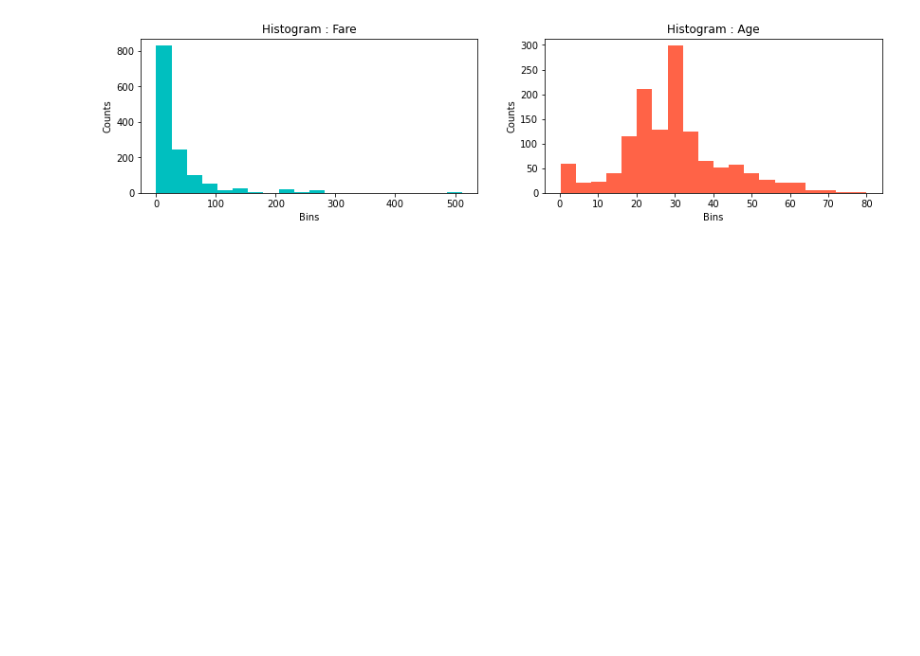
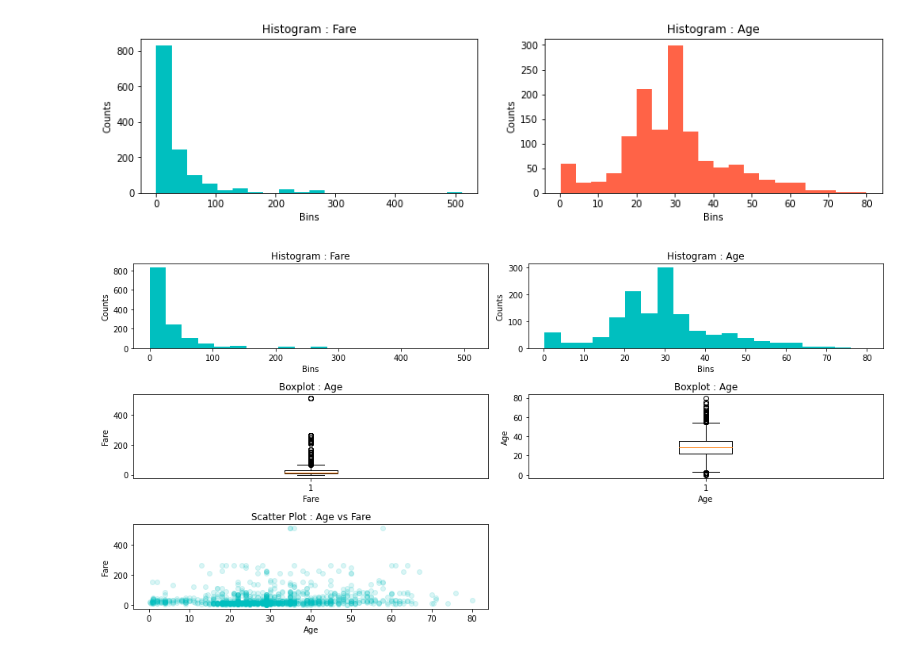
Before and after one commit to fedesartu/TitanicDataScience, a Jupyter notebook: notebooks/2.0-ak-exploring-processing-data.ipynb, the cells around one changed output. Cells and saved outputs as stored; diff of their text form; code cells hidden in the pictures; blank space fills up the shorter version.

```diff
--- a/notebooks/2.0-ak-exploring-processing-data.ipynb
+++ b/notebooks/2.0-ak-exploring-processing-data.ipynb
@@ -1390,26 +1390,43 @@ plt.show()
 # %% [output]
 [figure]
 # %%
-f , ax_arr = plt.subplots(3, 2, figsize=(14, 7))
+# Adding subplots
+f , ax_arr = plt.subplots(3 , 2 , figsize=(14,7))
 
-ax_arr[0,0].hist(df.Fare, bins=20, color="c")
-ax_arr[0,0].set_title("Histogram : Fare")
-ax_arr[0,0].set_xlabel("Bins")
-ax_arr[0,0].set_ylabel("Counts")
+# Plot 1
+ax_arr[0,0].hist(df.Fare, bins=20, color='c')
+ax_arr[0,0].set_title('Histogram : Fare')
+ax_arr[0,0].set_xlabel('Bins')
+ax_arr[0,0].set_ylabel('Counts')
 
-ax_arr[0,1].hist(df.Age, bins=20, color="c")
-ax_arr[0,1].set_title("Histogram : Age")
-ax_arr[0,1].set_xlabel("Bins")
-ax_arr[0,1].set_ylabel("Counts")
+# Plot 2
+ax_arr[0,1].hist(df.Age, bins=20, color='c')
+ax_arr[0,1].set_title('Histogram : Age')
+ax_arr[0,1].set_xlabel('Bins')
+ax_arr[0,1].set_ylabel('Counts')
 
+# Plot 3
 ax_arr[1,0].boxplot(df.Fare.values)
-ax_arr[1,0].set_title("Boxplot : Fare")
-ax_arr[1,0].set_xlabel("Fare")
-ax_arr[1,0].set_ylabel("Fare")
+ax_arr[1,0].set_title('Boxplot : Age')
+ax_arr[1,0].set_xlabel('Fare')
+ax_arr[1,0].set_ylabel('Fare')
 
+# Plot 4
 ax_arr[1,1].boxplot(df.Age.values)
-ax_arr[1,1].set_title("Boxplot : Fare")
-ax_arr[1,1].set_xlabel("Fare")
-ax_arr[1,1].set_ylabel("Fare")
+ax_arr[1,1].set_title('Boxplot : Age')
+ax_arr[1,1].set_xlabel('Age')
+ax_arr[1,1].set_ylabel('Age')
+
+# Plot 5
+ax_arr[2,0].scatter(df.Age, df.Fare, color='c', alpha=0.15)
+ax_arr[2,0].set_title('Scatter Plot : Age vs Fare')
+ax_arr[2,0].set_xlabel('Age')
+ax_arr[2,0].set_ylabel('Fare')
+
+ax_arr[2,1].axis('off')
+plt.tight_layout()
+
 
 plt.show()
+# %% [output]
+[figure, added]
```
Also changed, not shown: 5 other files.
